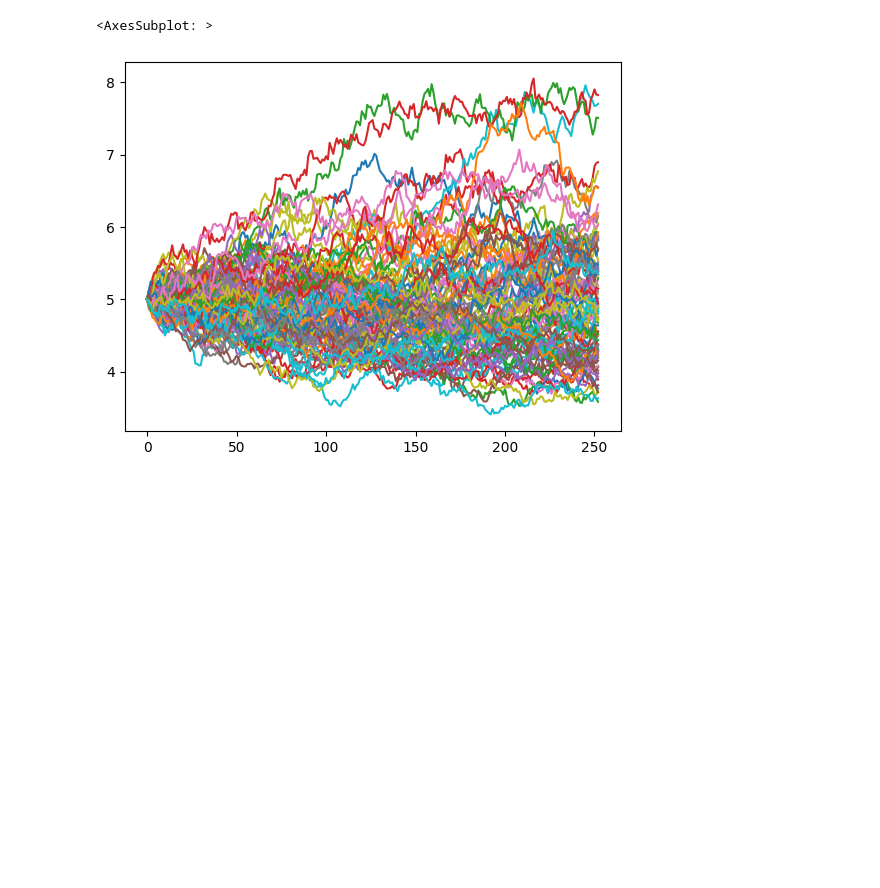
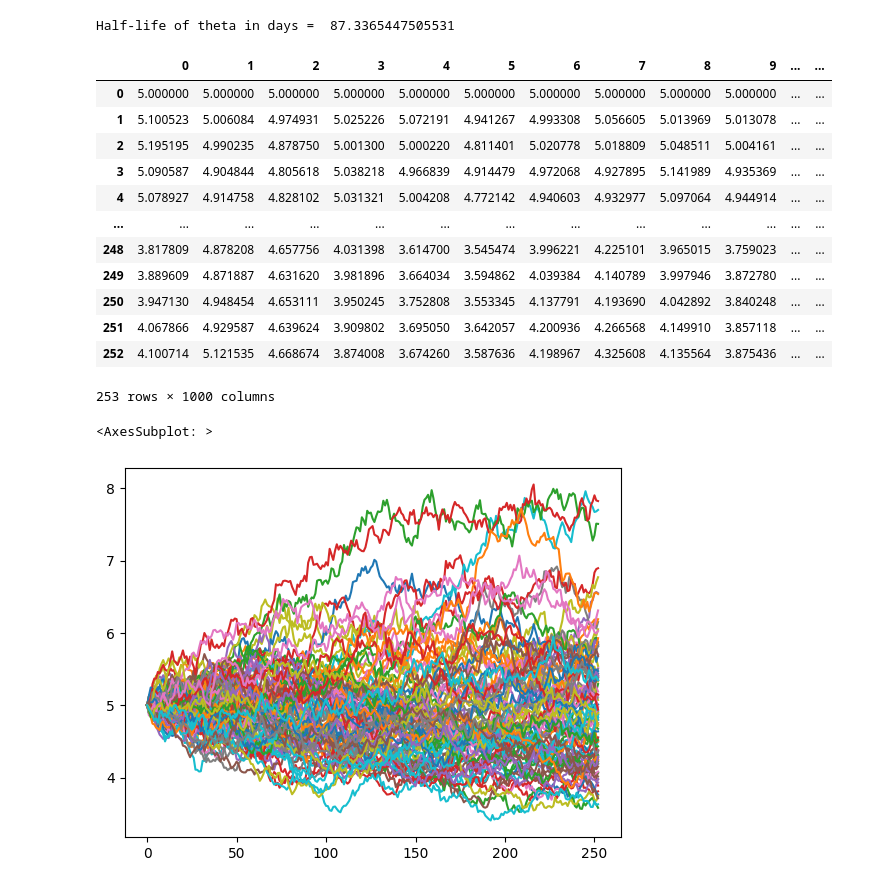
Before and after one commit to bbcho/risktools-dev, a Jupyter notebook: notebooks/c-code.ipynb, the cells around one changed output. Cells and saved outputs as stored; diff of their text form; code cells hidden in the pictures; blank space fills up the shorter version.

```diff
--- a/notebooks/c-code.ipynb
+++ b/notebooks/c-code.ipynb
@@ -5,6 +5,23 @@ import pandas as pd
 import numpy as np
 from numpy.random import default_rng
 import risktools as rt
+# %%
+rt.simOU()
+# %% [output]
+Half-life of theta in days =  87.3365447505531
+|  | 0 | 1 | 2 | 3 | 4 | 5 | 6 | 7 | 8 | 9 | ... | ... |
+| 0 | 5.000000 | 5.000000 | 5.000000 | 5.000000 | 5.000000 | 5.000000 | 5.000000 | 5.000000 | 5.000000 | 5.000000 | ... | ... |
+| 1 | 5.100523 | 5.006084 | 4.974931 | 5.025226 | 5.072191 | 4.941267 | 4.993308 | 5.056605 | 5.013969 | 5.013078 | ... | ... |
+| 2 | 5.195195 | 4.990235 | 4.878750 | 5.001300 | 5.000220 | 4.811401 | 5.020778 | 5.018809 | 5.048511 | 5.004161 | ... | ... |
+| 3 | 5.090587 | 4.904844 | 4.805618 | 5.038218 | 4.966839 | 4.914479 | 4.972068 | 4.927895 | 5.141989 | 4.935369 | ... | ... |
+| 4 | 5.078927 | 4.914758 | 4.828102 | 5.031321 | 5.004208 | 4.772142 | 4.940603 | 4.932977 | 5.097064 | 4.944914 | ... | ... |
+| ... | ... | ... | ... | ... | ... | ... | ... | ... | ... | ... | ... | ... |
+| 248 | 3.817809 | 4.878208 | 4.657756 | 4.031398 | 3.614700 | 3.545474 | 3.996221 | 4.225101 | 3.965015 | 3.759023 | ... | ... |
+| 249 | 3.889609 | 4.871887 | 4.631620 | 3.981896 | 3.664034 | 3.594862 | 4.039384 | 4.140789 | 3.997946 | 3.872780 | ... | ... |
+| 250 | 3.947130 | 4.948454 | 4.653111 | 3.950245 | 3.752808 | 3.553345 | 4.137791 | 4.193690 | 4.042892 | 3.840248 | ... | ... |
+| 251 | 4.067866 | 4.929587 | 4.639624 | 3.909802 | 3.695050 | 3.642057 | 4.200936 | 4.266568 | 4.149910 | 3.857118 | ... | ... |
+| 252 | 4.100714 | 5.121535 | 4.668674 | 3.874008 | 3.674260 | 3.587636 | 4.198967 | 4.325608 | 4.135564 | 3.875436 | ... | ... |
+253 rows × 1000 columns
 # %%
 x = rt.simGBM_MV(s0=[5,5], r=0.01, sigma=[0.2,0.2], T=1, dt=1/252, cor=[[1,0],[0,1]], sims=100)
 pd.DataFrame(x[:,:,0]).plot(legend=False)
```
Also changed, not shown: 4 other files.
